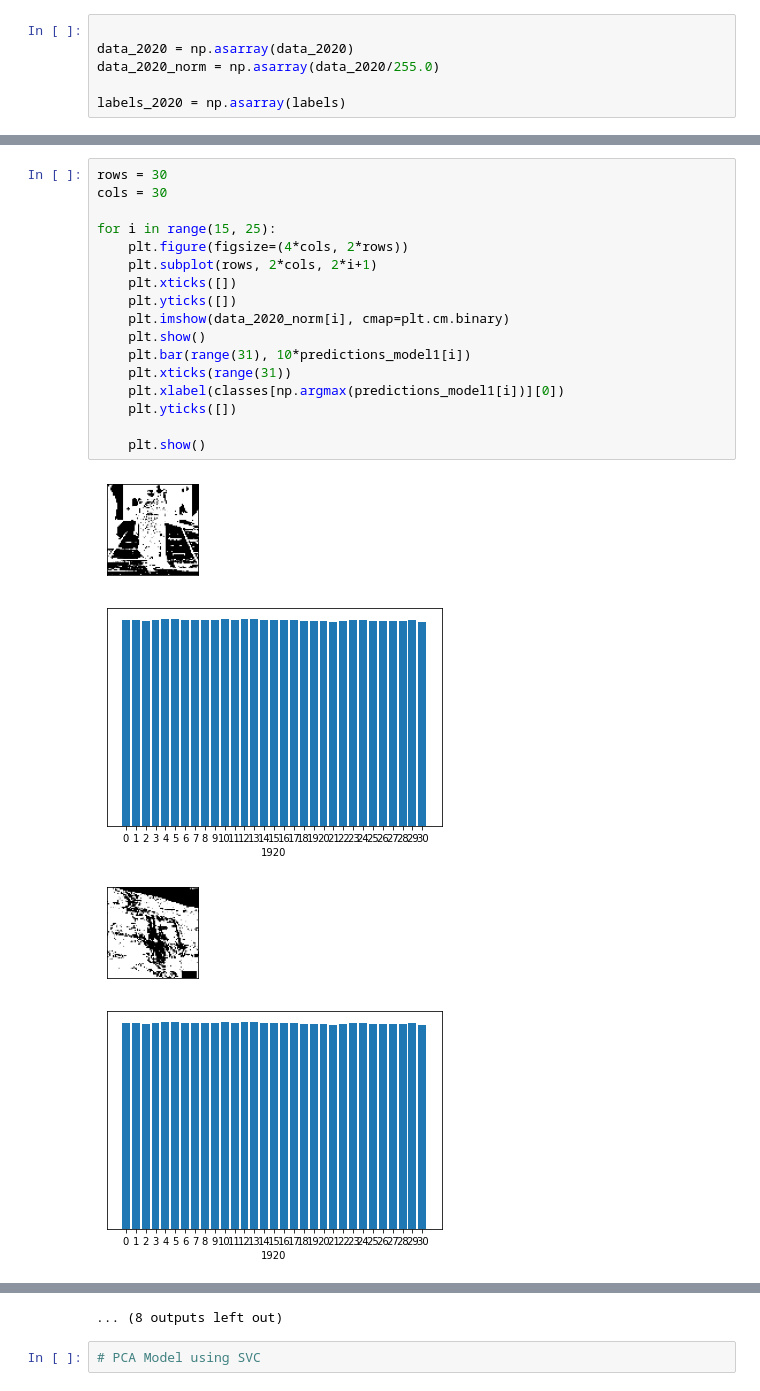
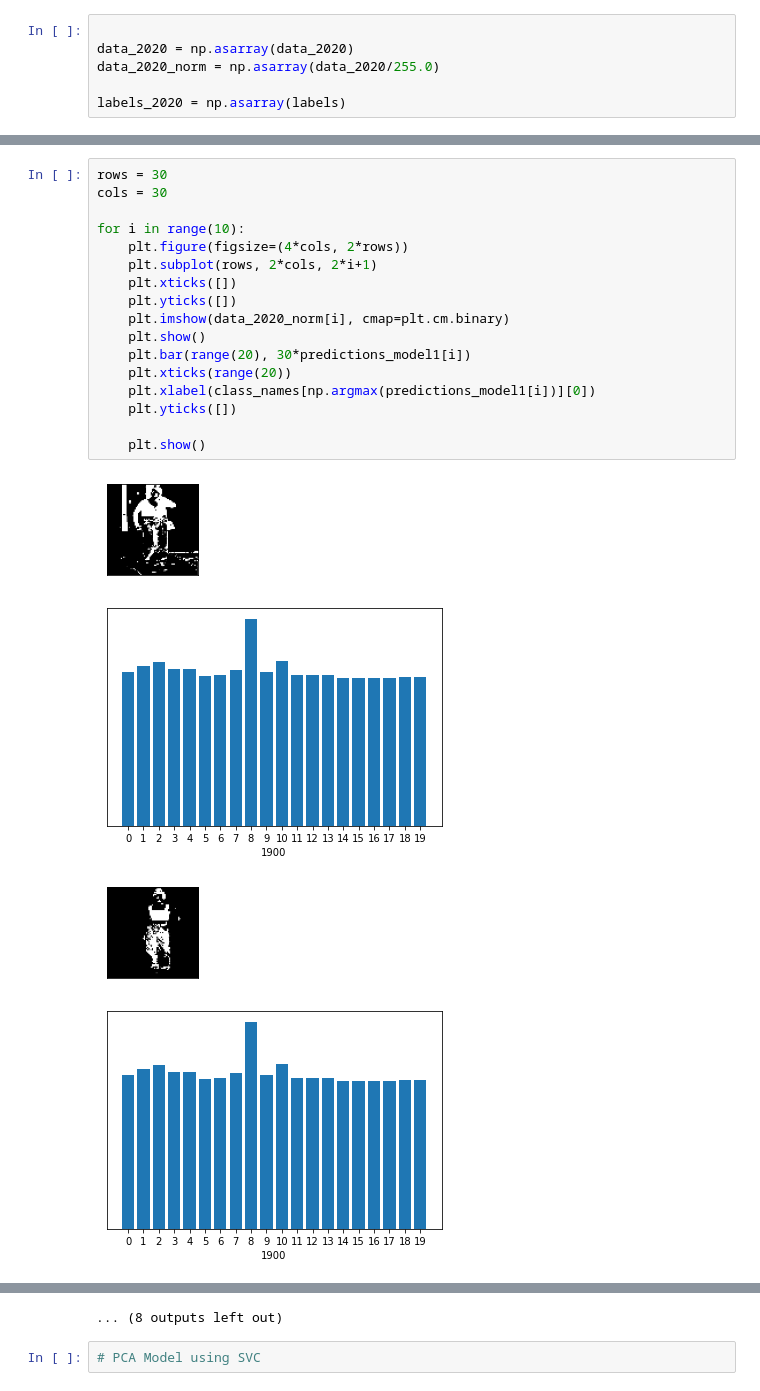
Before and after one commit to hannahhoainguyen/Fashion-throughout-the-Years, a Jupyter notebook: CreateDataset-hvercess-most-recent.ipynb, the cells around one changed output, grey strips where cells are left out. Saved outputs shown, nothing was run; the diff lists cells and outputs as text.

```diff
--- a/CreateDataset-hvercess-most-recent.ipynb
+++ b/CreateDataset-hvercess-most-recent.ipynb
@@ -328,22 +334,22 @@ print(classes[np.argmax(predictions_model1[30])][0])
 # %%
 rows = 30
 cols = 30
 
-for i in range(15, 25):
+for i in range(10):
     plt.figure(figsize=(4*cols, 2*rows))
     plt.subplot(rows, 2*cols, 2*i+1)
     plt.xticks([])
     plt.yticks([])
     plt.imshow(data_2020_norm[i], cmap=plt.cm.binary)
     plt.show()
-    plt.bar(range(31), 10*predictions_model1[i])
-    plt.xticks(range(31))
-    plt.xlabel(classes[np.argmax(predictions_model1[i])][0])
+    plt.bar(range(20), 30*predictions_model1[i])
+    plt.xticks(range(20))
+    plt.xlabel(class_names[np.argmax(predictions_model1[i])][0])
     plt.yticks([])
 
     plt.show()
 # %% [output]
-[figure, old version]
+[figure, new version]
-[figure, old version]
+[figure, new version]
-[figure, old version]
+[figure, new version]
-[figure, old version]
+[figure, new version]
```
Also changed, not shown: parts of 8 cells of this notebook.
